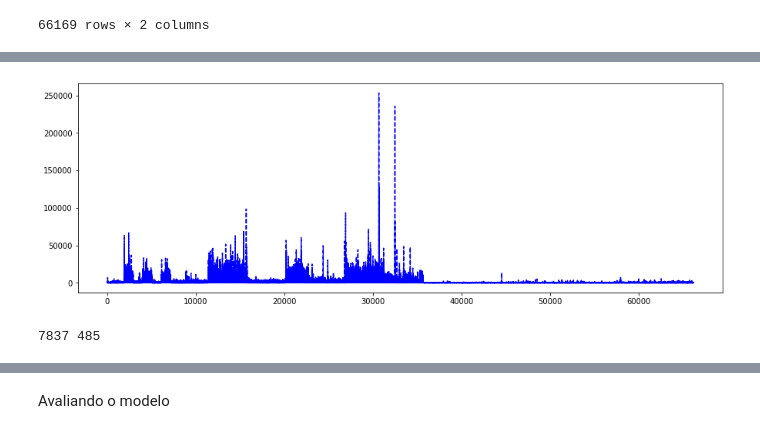
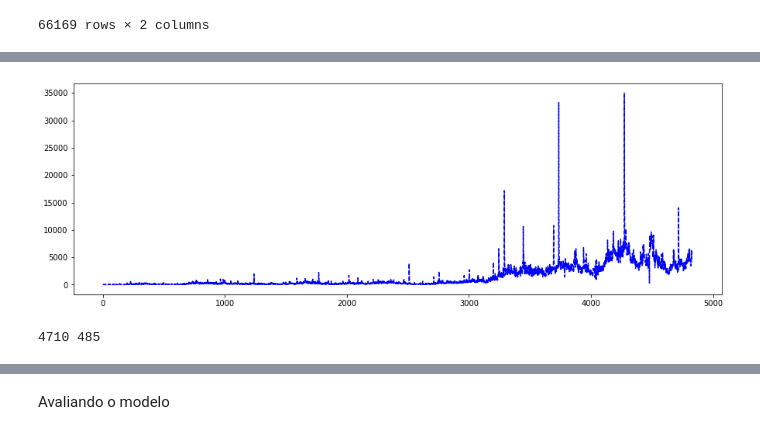
Before and after one commit to mateuspalacio/grupo_four_jupyter, a Jupyter notebook: AV3.ipynb, the cells around one changed output, grey strips where cells are left out. Cells and saved outputs as stored; diff of their text form; code cells hidden in the pictures.

```diff
--- a/AV3.ipynb
+++ b/AV3.ipynb
@@ -93,3 +100,8 @@ Data columns (total 6 columns):
  5   Valor                 66169 non-null  float64
 dtypes: datetime64[ns](2), float64(3), object(1)
 memory usage: 3.0+ MB
+# %%
+aux=df_data.drop(columns=['Vencimento_do_Titulo','PU','Quantidade'])
+aux.set_index('Data_Venda')
+data_Value_Per_Day_Selic=pd.DataFrame(aux[aux['Tipo_Titulo']=='Tesouro Selic'].groupby(aux['Data_Venda'].dt.to_period('d'))['Valor'].sum())
+data_Value_Per_Day_Selic
@@ -95,0 +123,5 @@ memory usage: 3.0+ MB
+# %%
+aux=df_data.drop(columns=['Vencimento_do_Titulo','PU','Valor'])
+aux.set_index('Data_Venda')
+data_Amount_Per_Day_Selic=pd.DataFrame(aux[aux['Tipo_Titulo']=='Tesouro Selic'].groupby(aux['Data_Venda'].dt.to_period('d'))['Quantidade'].sum())
+data_Amount_Per_Day_Selic
@@ -95,0 +143,4 @@ memory usage: 3.0+ MB
+# %%
+data_day = data_Amount_Per_Day_Selic.merge(data_Value_Per_Day_Selic,on='Data_Venda')
+data_day['Data_Venda'] = data_day.index
+data_day
@@ -121,13 +187,13 @@ df_dados_c3=df_data[df_data['Tipo_Titulo']=='Tesouro Prefixado IPCA+']
 df_dados_c4=df_data[df_data['Tipo_Titulo']=='Tesouro IGPM+ com Juros Semestrais']
 df_dados_c5=df_data[df_data['Tipo_Titulo']=='Tesouro Prefixado IPCA+ com Juros Semestrais']
 # %%
-df_dados_c1['d_semana'] = df_dados_c1['Data_Venda'].dt.strftime("%u")
-df_dados_c1['d_mes'] = df_dados_c1['Data_Venda'].dt.strftime("%d")
-df_dados_c1['d_ano'] = df_dados_c1['Data_Venda'].dt.strftime("%j")
+data_day['d_semana'] = data_day['Data_Venda'].dt.strftime("%u")
+data_day['d_mes'] = data_day['Data_Venda'].dt.strftime("%d")
+data_day['d_ano'] = data_day['Data_Venda'].dt.strftime("%j")
 
-df_dados_c1['d_semana'] = df_dados_c1['d_semana'].astype(int)
-df_dados_c1['d_mes'] = df_dados_c1['d_mes'].astype(int)
-df_dados_c1['d_ano'] = df_dados_c1['d_ano'].astype(int)
+data_day['d_semana'] = data_day['d_semana'].astype(int)
+data_day['d_mes'] = data_day['d_mes'].astype(int)
+data_day['d_ano'] = data_day['d_ano'].astype(int)
 
-df_dados_c1
+data_day
 # %% [output]
@@ -207,20 +259,20 @@ df_features_c1
 # %%
 plt.figure(figsize=(15,5))
-plt.plot(range(len(df_data)),df_data['Quantidade'], 'b--')
-# plt.xlim(300,600)
+plt.plot(range(len(data_day)),data_day['Quantidade'], 'b--')
+#plt.xlim(4000,4300)
 plt.show()
 # %% [output]
-[figure, old version]
+[figure, new version]
 # %%
 time_steps = 365
 test_size = 120
 
-train_size = int(len(df_features_c1)-(test_size))
-train, test = df_features_c1.iloc[0:train_size], df_features_c1.iloc[(train_size-time_steps):len(df_features_c1)]
+train_size = int(len(data_day_features)-(test_size))
+train, test = data_day_features.iloc[0:train_size], data_day_features.iloc[(train_size-time_steps):len(data_day_features)]
 
 print(len(train), len(test))
 # %% [output]
-7837 485
+4710 485
 # %%
 def create_dataset(X, y, time_steps=1):
     Xs, ys = [], []
```
Also changed, not shown: parts of 20 cells of this notebook.
